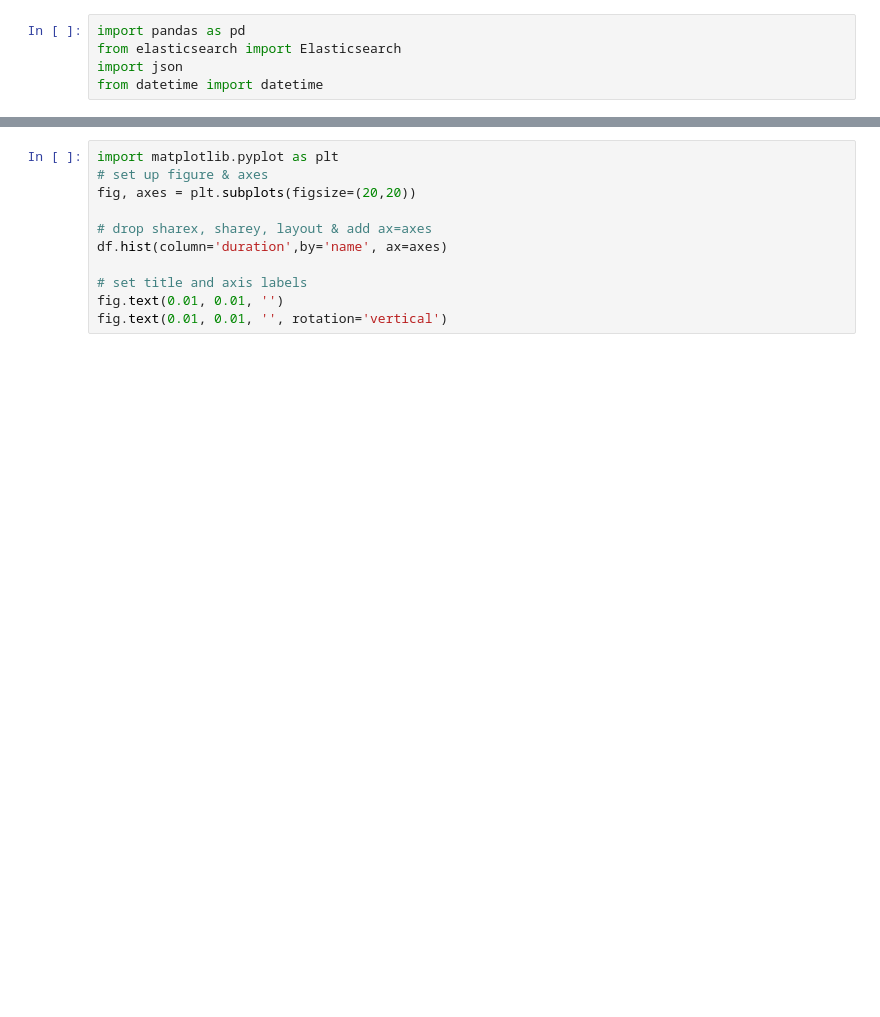
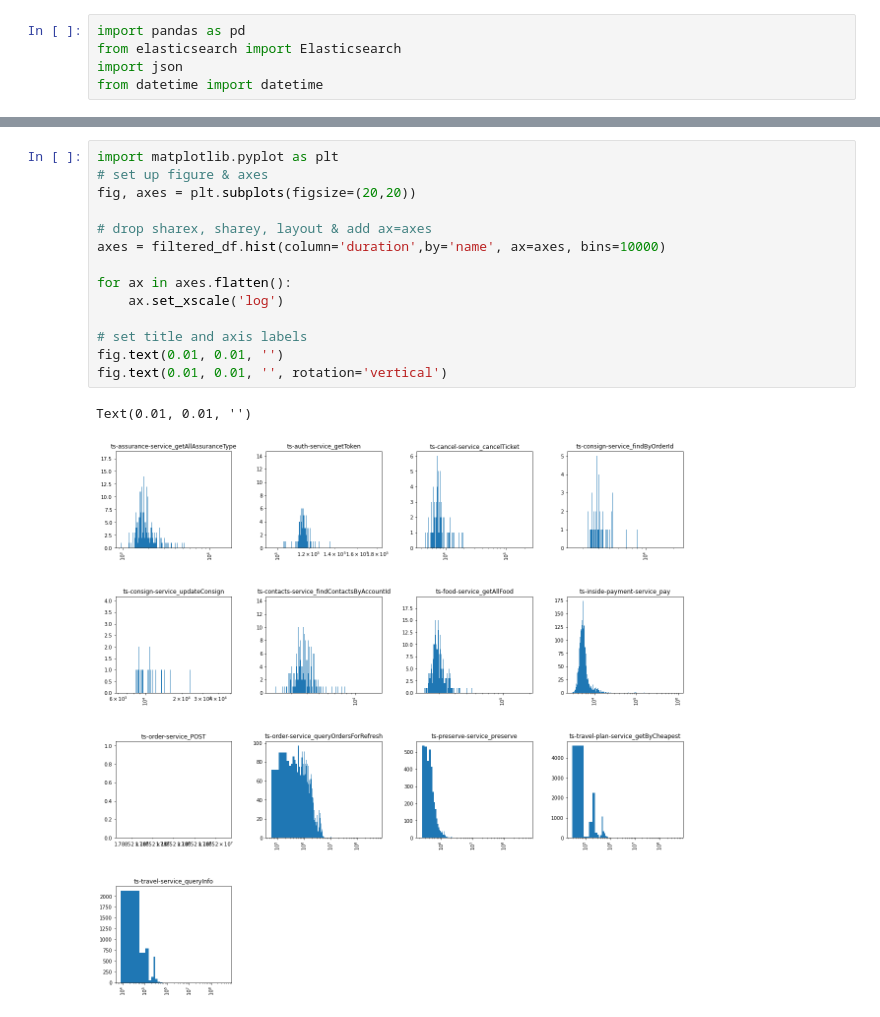
Before and after one commit to Jessicaleone/obstack, a Jupyter notebook: Notebooks/Trace_analysis.ipynb, the cells around one changed output, grey strips where cells are left out. Saved outputs shown, nothing was run; the diff lists cells and outputs as text; blank space fills up the shorter version.

```diff
--- a/Notebooks/Trace_analysis.ipynb
+++ b/Notebooks/Trace_analysis.ipynb
@@ -67,11 +140,17 @@ print(filtered_df)
 # %%
 import matplotlib.pyplot as plt
 # set up figure & axes
 fig, axes = plt.subplots(figsize=(20,20))
 
 # drop sharex, sharey, layout & add ax=axes
-df.hist(column='duration',by='name', ax=axes)
+axes = filtered_df.hist(column='duration',by='name', ax=axes, bins=10000)
+
+for ax in axes.flatten():
+    ax.set_xscale('log')
 
 # set title and axis labels
 fig.text(0.01, 0.01, '')
 fig.text(0.01, 0.01, '', rotation='vertical')
+# %% [output]
+Text(0.01, 0.01, '')
+[figure, added]
```
Also changed, not shown: parts of 8 cells of this notebook.
